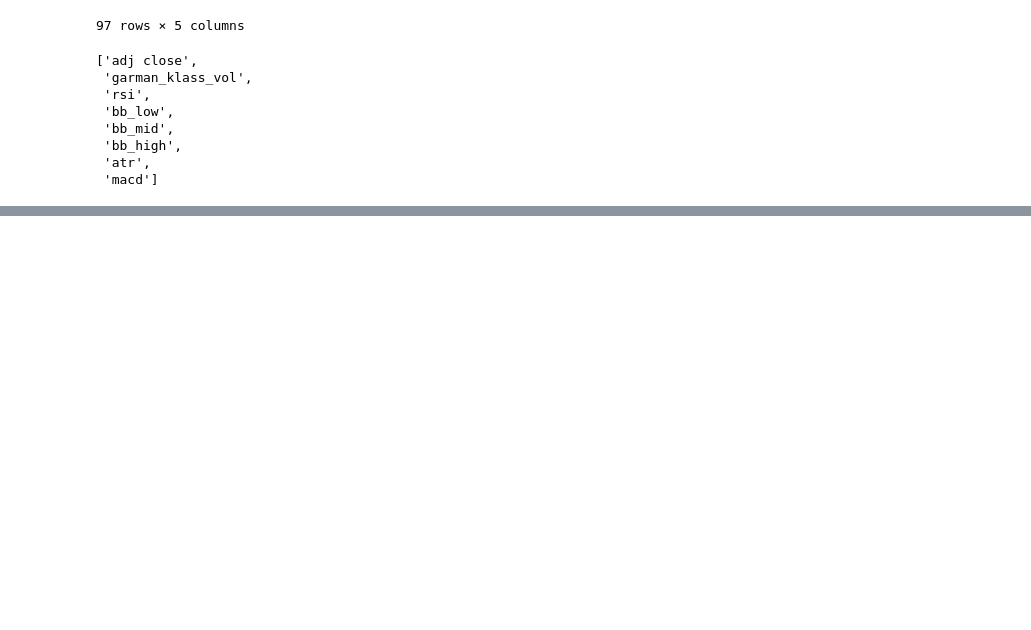
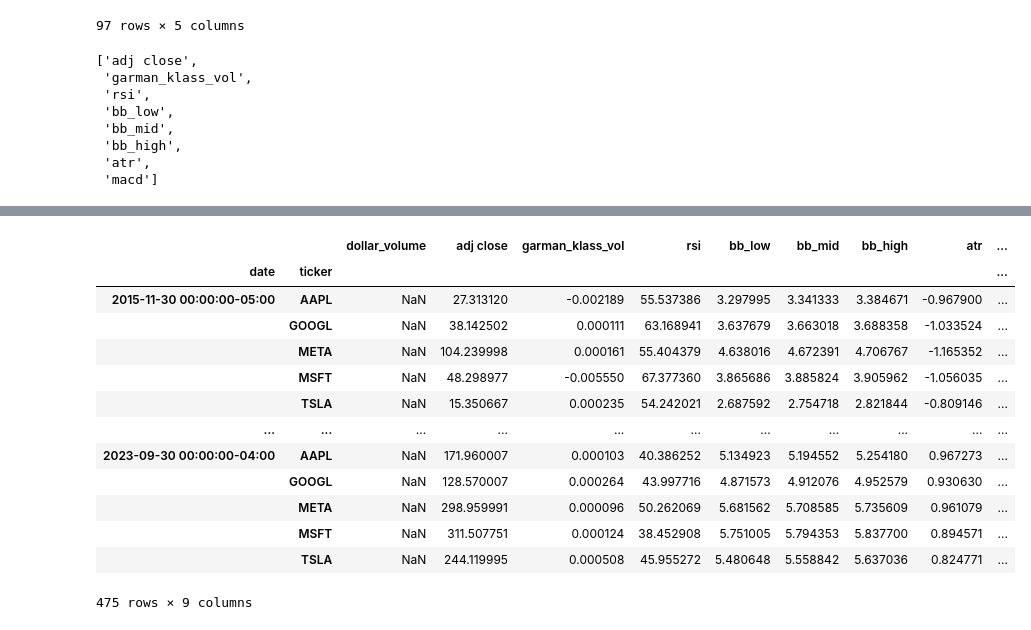
Before and after one commit to mayer19/AlgoritmitTradingCourse, a Jupyter notebook: AlgoTradingTechnique.ipynb, the cells around one changed output, grey strips where cells are left out. Drawn from its saved outputs; the diff is of its cells as text; code cells hidden in the pictures; blank space fills up the shorter version.

```diff
--- a/AlgoTradingTechnique.ipynb
+++ b/AlgoTradingTechnique.ipynb
@@ -235,2 +235,22 @@ data
 |  | TSLA | 31386.906936 | 244.119995 | 0.000508 | 45.955272 | 5.480648 | 5.558842 | 5.637036 | 0.824771 | ... |
 475 rows × 9 columns
+# %%
+#5 years average of dollar volume
+data['dollar_volume'] = (data['dollar_volume'].unstack('ticker').rolling(5*12).mean().stack())
+
+data['dollar_vol_rank'] = (data.groupby('date')['dollar_volume'].rank)
+# %% [output]
+|  |  | dollar_volume | adj close | garman_klass_vol | rsi | bb_low | bb_mid | bb_high | atr | ... |
+| date | ticker |  |  |  |  |  |  |  |  | ... |
+| 2015-11-30 00:00:00-05:00 | AAPL | NaN | 27.313120 | -0.002189 | 55.537386 | 3.297995 | 3.341333 | 3.384671 | -0.967900 | ... |
+|  | GOOGL | NaN | 38.142502 | 0.000111 | 63.168941 | 3.637679 | 3.663018 | 3.688358 | -1.033524 | ... |
+|  | META | NaN | 104.239998 | 0.000161 | 55.404379 | 4.638016 | 4.672391 | 4.706767 | -1.165352 | ... |
+|  | MSFT | NaN | 48.298977 | -0.005550 | 67.377360 | 3.865686 | 3.885824 | 3.905962 | -1.056035 | ... |
+|  | TSLA | NaN | 15.350667 | 0.000235 | 54.242021 | 2.687592 | 2.754718 | 2.821844 | -0.809146 | ... |
+| ... | ... | ... | ... | ... | ... | ... | ... | ... | ... | ... |
+| 2023-09-30 00:00:00-04:00 | AAPL | NaN | 171.960007 | 0.000103 | 40.386252 | 5.134923 | 5.194552 | 5.254180 | 0.967273 | ... |
+|  | GOOGL | NaN | 128.570007 | 0.000264 | 43.997716 | 4.871573 | 4.912076 | 4.952579 | 0.930630 | ... |
+|  | META | NaN | 298.959991 | 0.000096 | 50.262069 | 5.681562 | 5.708585 | 5.735609 | 0.961079 | ... |
+|  | MSFT | NaN | 311.507751 | 0.000124 | 38.452908 | 5.751005 | 5.794353 | 5.837700 | 0.894571 | ... |
+|  | TSLA | NaN | 244.119995 | 0.000508 | 45.955272 | 5.480648 | 5.558842 | 5.637036 | 0.824771 | ... |
+475 rows × 9 columns
```
Also changed, not shown: parts of 7 cells of this notebook.
